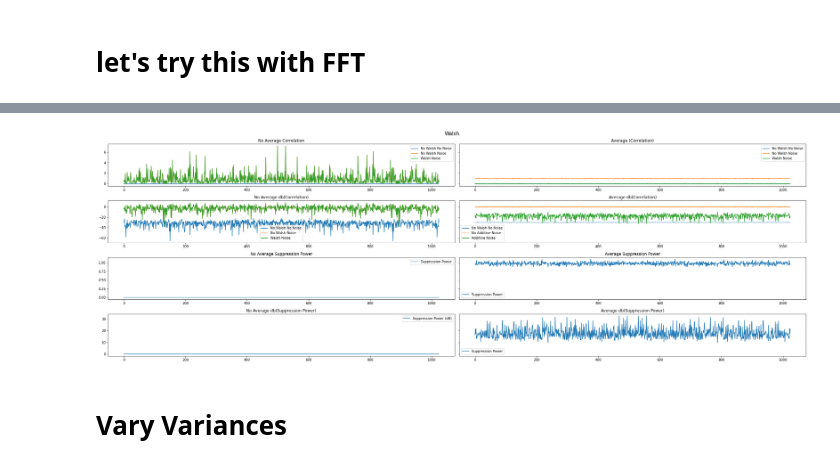
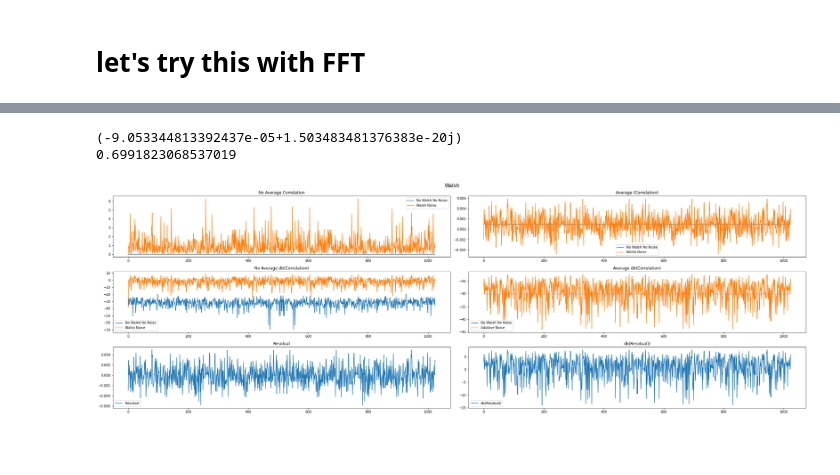
Before and after one commit to lmberkhout/walsh_sims, a Jupyter notebook: noise_Walsh.ipynb, the cells around one changed output, grey strips where cells are left out. Drawn from its saved outputs; the diff is of its cells as text; code cells hidden in the pictures.

```diff
--- a/noise_Walsh.ipynb
+++ b/noise_Walsh.ipynb
@@ -14,7 +14,7 @@ def db(x):
 # let's try this with FFT
 # %%
 fig, ax = plt.subplots(2,2, figsize = (30,10), sharey='row')
-nffts = 1024
+nffts = 2**22
 num_samples = 1024
 variance = 1
 gain = 1
@@ -63,13 +60,13 @@ plt.legend()
 # %%
-fig, ax = plt.subplots(4,2, figsize = (30,10), sharey='row')
-nffts = 1024
+fig, ax = plt.subplots(3,2, figsize = (30,10))
+nffts = 2**18
 num_samples = 1024
 variance = 1
 
 
-
 pwrspre = []
 pwrspost = []
+
 for i in range(nffts):
     if i < nffts//2:
         samplessig = gain*(np.random.normal(0, np.sqrt(variance), num_samples))
@@ -107,52 +104,49 @@ meanpwrpost = np.mean(pwrspost, axis=0)
 
 fig.suptitle('Walsh', fontsize=15)
 
 ax[0,0].plot(pwrsreg[0],label='No Walsh No Noise')
-ax[0,0].plot(pwrspre[0],label='No Walsh Noise')
+#ax[0,0].plot(pwrspre[0],label='No Walsh Noise')
 ax[0,0].plot(pwrspost[0],label= 'Walsh Noise')
 ax[0,0].set_title('No Average Correlation')
 ax[0,0].legend()
 
 ax[0,1].plot(meanpwreg,label='No Walsh No Noise')
-ax[0,1].plot(meanpwrpre,label='No Walsh Noise')
+#ax[0,1].plot(meanpwrpre,label='No Walsh Noise')
 ax[0,1].plot(meanpwrpost,label= 'Walsh Noise')
 ax[0,1].set_title('Average (Correlation)')
 ax[0,1].legend()
 
 ax[1,0].plot(db(pwrsreg[0]),label='No Walsh No Noise')
-ax[1,0].plot(db(pwrspre[0]),label='No Walsh Noise')
+#ax[1,0].plot(db(pwrspre[0]),label='No Walsh Noise')
 ax[1,0].plot(db(pwrspost[0]),label= 'Walsh Noise')
 ax[1,0].set_title('No Average db(Correlation)')
 ax[1,0].legend()
 
 ax[1,1].plot(db(meanpwrreg),label='No Walsh No Noise')
-ax[1,1].plot(db(meanpwrpre),label='No Additive Noise')
+#ax[1,1].plot(db(meanpwrpre),label='No Additive Noise')
 ax[1,1].plot(db(meanpwrpost),label='Additive Noise')
 ax[1,1].set_title('Average db(Correlation)')
 ax[1,1].legend()
 
 
-ax[2,0].plot(pwrspre[0]-pwrspost[0],label='Suppression Power')
-ax[2,0].set_title('No Average Suppression Power')
+
+
+ax[2,0].plot(meanpwrpost-meanpwrreg,label='Residual')
+ax[2,0].set_title('Residual')
 ax[2,0].legend()
 
-ax[3,0].plot(db(pwrspre[0])-db(pwrspost[0]),label='Suppression Power (dB)')
-ax[3,0].set_title('No Average db(Suppression Power)')
-ax[3,0].legend()
-
-
-ax[2,1].plot(meanpwrpre-meanpwrpost,label='Suppression Power')
-ax[2,1].set_title('Average Suppression Power')
+ax[2,1].plot(db(meanpwrpost)-db(meanpwrreg),label='db(Residual)')
+ax[2,1].set_title('db(Residual))')
 ax[2,1].legend()
 
-ax[3,1].plot(db(meanpwrpre)-db(meanpwrpost),label='Suppression Power')
-ax[3,1].set_title('Average db(Suppression Power)')
-ax[3,1].legend()
-
 plt.tight_layout()
+print(np.mean(meanpwrpost-meanpwrreg))
+print(np.mean(db(meanpwrpost)-db(meanpwrreg)))
 # %% [output]
+(-9.053344813392437e-05+1.503483481376383e-20j)
+0.6991823068537019
-[figure, old version]
+[figure, new version]
 # %% [markdown]
-# Vary Variances
+#
 # %%
 fig, ax = plt.subplots(2,2, figsize = (30,10))
```
Also changed, not shown: parts of 7 cells of this notebook, 1 other file.
